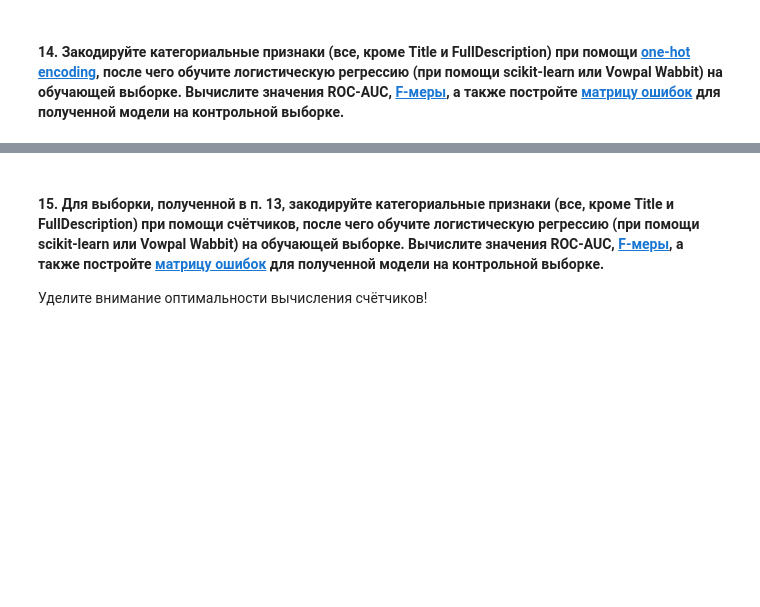
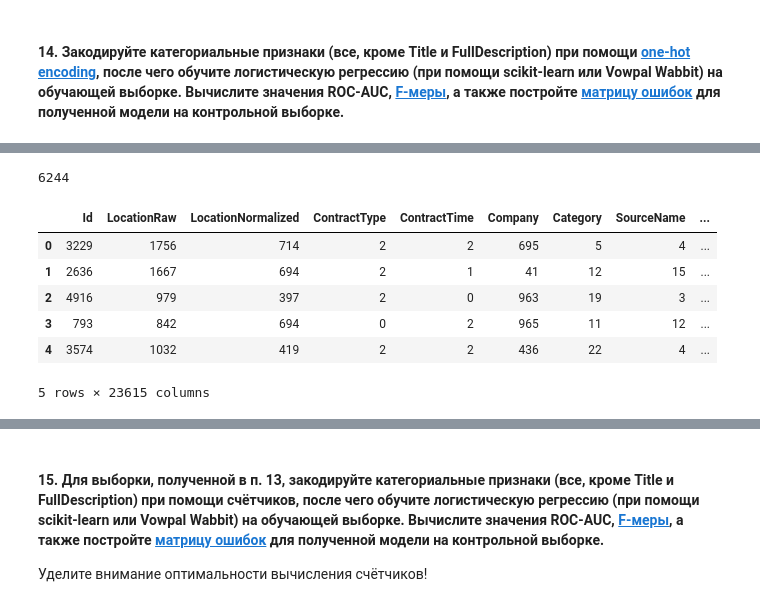
Before and after one commit to ccataha/POSII, a Jupyter notebook: Ландызин_ПОСИИ_ЛР2.ipynb, the cells around one changed output, grey strips where cells are left out. Cells and saved outputs as stored; diff of their text form; code cells hidden in the pictures; blank space fills up the shorter version.

```diff
--- a/Ландызин_ПОСИИ_ЛР2.ipynb
+++ b/Ландызин_ПОСИИ_ЛР2.ipynb
@@ -294,0 +524,15 @@ $$\hat{P}(y_i=+1|X_{ij}=u_{jn}) = \frac{\sum_{m=1, \\ m \ne i}^l \left[ x_{mj} =
+# %%
+# вычисляем количество строк в датафрейме
+X_rows = len(X)
+Y_rows = len(Y)
+# вычисляем индекс строки, после которой нужно отделить часть датафрейма
+split_index_X = X_rows // 25 #10 дропается, 50 плохие результаты ||||||||
+split_index_Y = Y_rows // 25
+# отделяем первую половину строк в отдельный датафрейм
+X = X.loc[:split_index_X-1]
+Y = Y.loc[:split_index_Y-1]
+
+
+# проверяем размеры полученных датафреймов
+print(f"Размер тренировочного датафрейма: {X.shape}")
+print(f"Размер тестового датафрейма: {Y.shape}")
@@ -298,0 +578,16 @@ $$\hat{P}(y_i=+1|X_{ij}=u_{jn}) = \frac{\sum_{m=1, \\ m \ne i}^l \left[ x_{mj} =
+# %%
+# выбрать только те столбцы, которые нужно закодировать
+cols_to_encode = X_train3.columns.difference(['text'])
+
+from sklearn.preprocessing import LabelEncoder as le
+
+enc = le()
+for col in cols_to_encode:
+    X_train3[col] = enc.fit_transform(X_train3[col])
+
+#Аналогично для test
+for col in cols_to_encode:
+    X_test3[col] = enc.fit_transform(X_test3[col])
+
+
+X_train3.head()
@@ -298,0 +603,25 @@ $$\hat{P}(y_i=+1|X_{ij}=u_{jn}) = \frac{\sum_{m=1, \\ m \ne i}^l \left[ x_{mj} =
+# %%
+import gc
+gc.collect()
+# %% [output]
+6244
+# %%
+#print(X_train3.shape)
+train_tfidf = pd.DataFrame(train_tfidf.toarray())
+#print(train_tfidf.shape)
+# Пришлось дропнуть индексы, иначе размер растет
+X_train3 = pd.concat([X_train3.reset_index(drop=True), train_tfidf.reset_index(drop=True)], axis = 1)
+#print(X_train3.shape)
+gc.collect()
+test_tfidf = pd.DataFrame(test_tfidf.toarray())
+X_test3 = pd.concat([X_test3.reset_index(drop=True), test_tfidf.reset_index(drop=True)], axis = 1)
+# %%
+X_train3.head()
+# %% [output]
+|  | Id | LocationRaw | LocationNormalized | ContractType | ContractTime | Company | Category | SourceName | ... |
+| 0 | 3229 | 1756 | 714 | 2 | 2 | 695 | 5 | 4 | ... |
+| 1 | 2636 | 1667 | 694 | 2 | 1 | 41 | 12 | 15 | ... |
+| 2 | 4916 | 979 | 397 | 2 | 0 | 963 | 19 | 3 | ... |
+| 3 | 793 | 842 | 694 | 0 | 2 | 965 | 11 | 12 | ... |
+| 4 | 3574 | 1032 | 419 | 2 | 2 | 436 | 22 | 4 | ... |
+5 rows × 23615 columns
```
Also changed, not shown: parts of 59 cells of this notebook.
